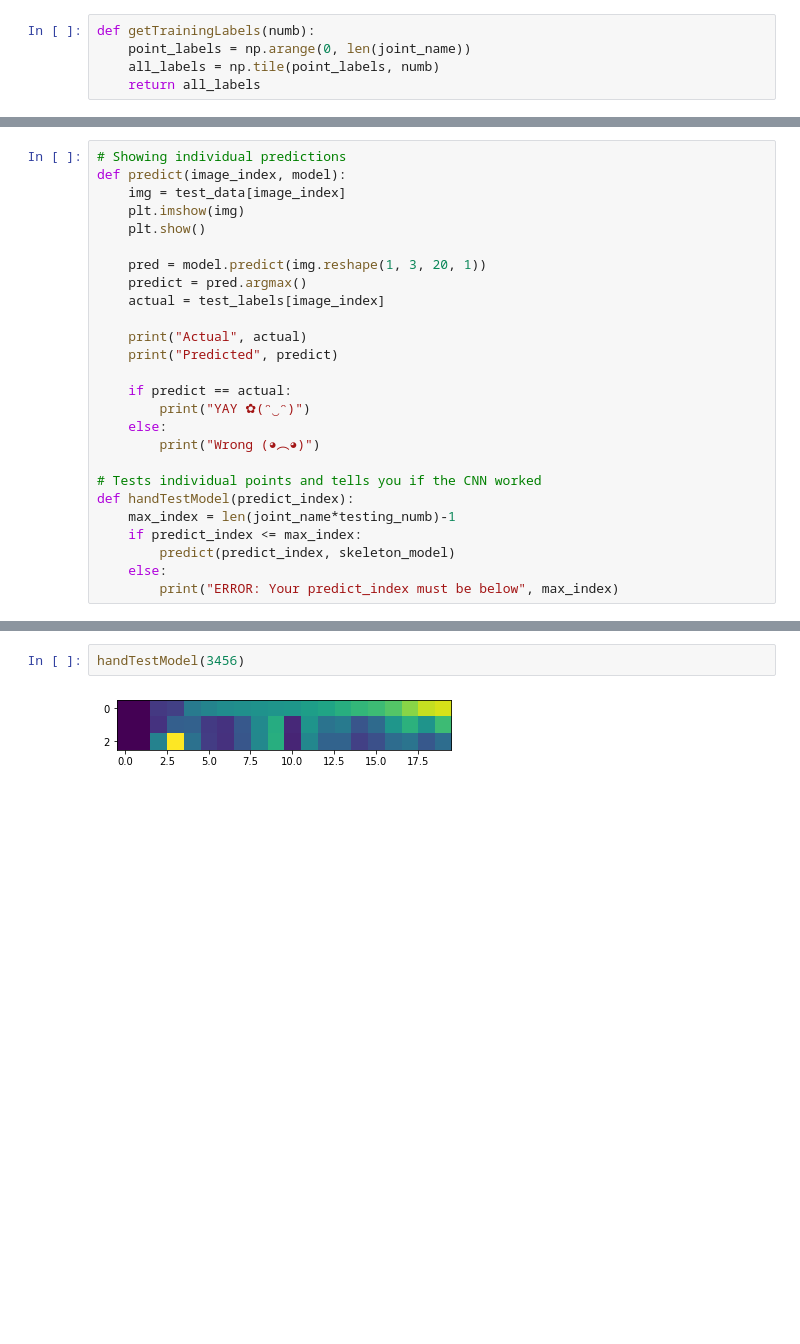
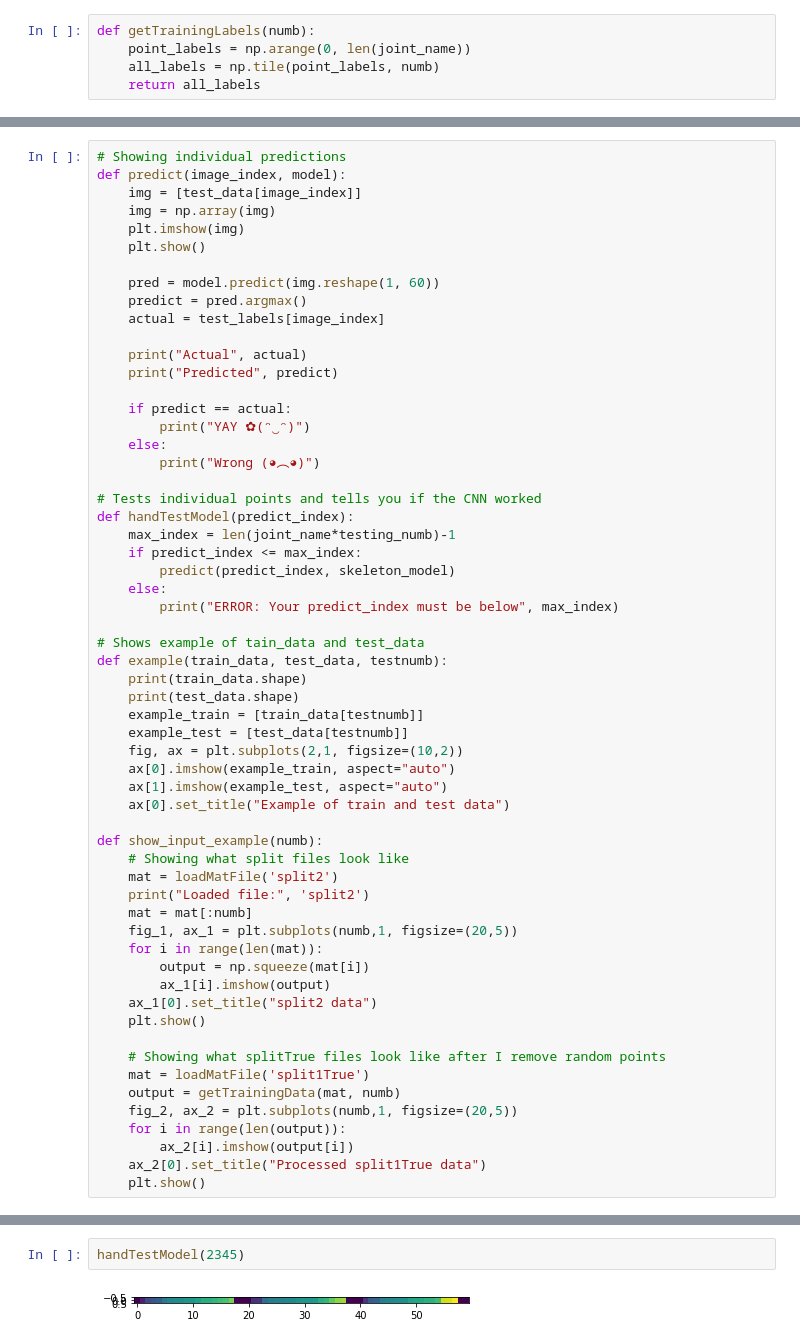
Before and after one commit to AlexKaiLe/Harvard, a Jupyter notebook: Python_Files/small_skeleton.ipynb, the cells around one changed output, grey strips where cells are left out. Saved outputs shown, nothing was run; the diff lists cells and outputs as text; blank space fills up the shorter version.

```diff
--- a/Python_Files/small_skeleton.ipynb
+++ b/Python_Files/small_skeleton.ipynb
@@ -336,11 +348,12 @@ def inputExample(train_data, train_labels):
 # %%
 # Showing individual predictions
 def predict(image_index, model):
-    img = test_data[image_index]
+    img = [test_data[image_index]]
+    img = np.array(img)
     plt.imshow(img)
     plt.show()
 
-    pred = model.predict(img.reshape(1, 3, 20, 1))
+    pred = model.predict(img.reshape(1, 60))
     predict = pred.argmax()
     actual = test_labels[image_index]
 
@@ -359,6 +372,38 @@ def handTestModel(predict_index):
         predict(predict_index, skeleton_model)
     else:
         print("ERROR: Your predict_index must be below", max_index)
+
+# Shows example of tain_data and test_data
+def example(train_data, test_data, testnumb):
+    print(train_data.shape)
+    print(test_data.shape)
+    example_train = [train_data[testnumb]]
+    example_test = [test_data[testnumb]]
+    fig, ax = plt.subplots(2,1, figsize=(10,2))
+    ax[0].imshow(example_train, aspect="auto")
+    ax[1].imshow(example_test, aspect="auto")
+    ax[0].set_title("Example of train and test data")
+
+def show_input_example(numb):
+    # Showing what split files look like
+    mat = loadMatFile('split2')
+    print("Loaded file:", 'split2')
+    mat = mat[:numb]
+    fig_1, ax_1 = plt.subplots(numb,1, figsize=(20,5))
+    for i in range(len(mat)):
+        output = np.squeeze(mat[i])
+        ax_1[i].imshow(output)
+    ax_1[0].set_title("split2 data")
+    plt.show()
+
+    # Showing what splitTrue files look like after I remove random points
+    mat = loadMatFile('split1True')
+    output = getTrainingData(mat, numb)
+    fig_2, ax_2 = plt.subplots(numb,1, figsize=(20,5))
+    for i in range(len(output)):
+        ax_2[i].imshow(output[i])
+    ax_2[0].set_title("Processed split1True data")
+    plt.show()
 # %%
 traning_numb = 500
 testing_numb = 500
@@ -403,4 +435,4 @@ KeyboardInterrupt:
 # %%
-handTestModel(3456)
+handTestModel(2345)
 # %% [output]
-[figure, old version]
+[figure, new version]
```
Also changed, not shown: parts of 13 cells of this notebook, 1 other file.
